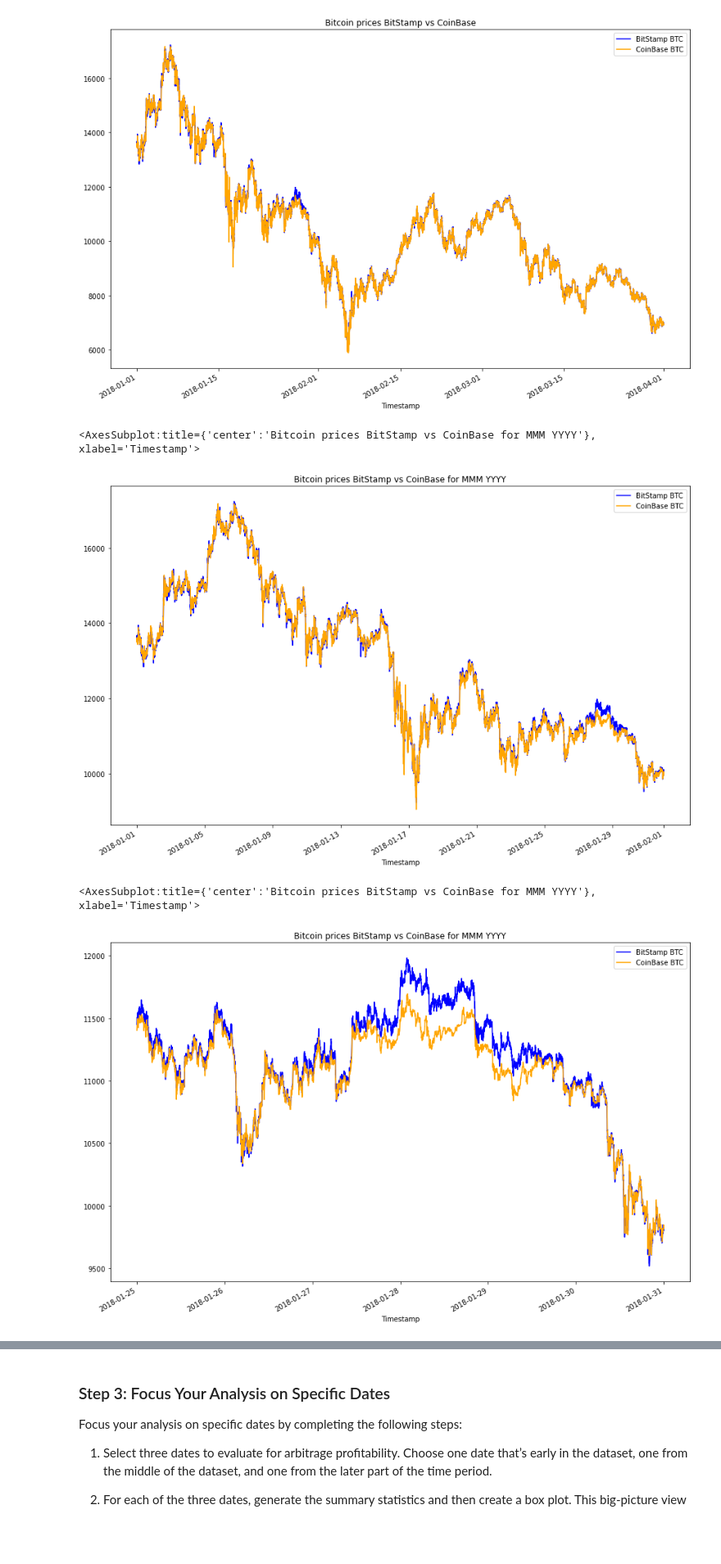
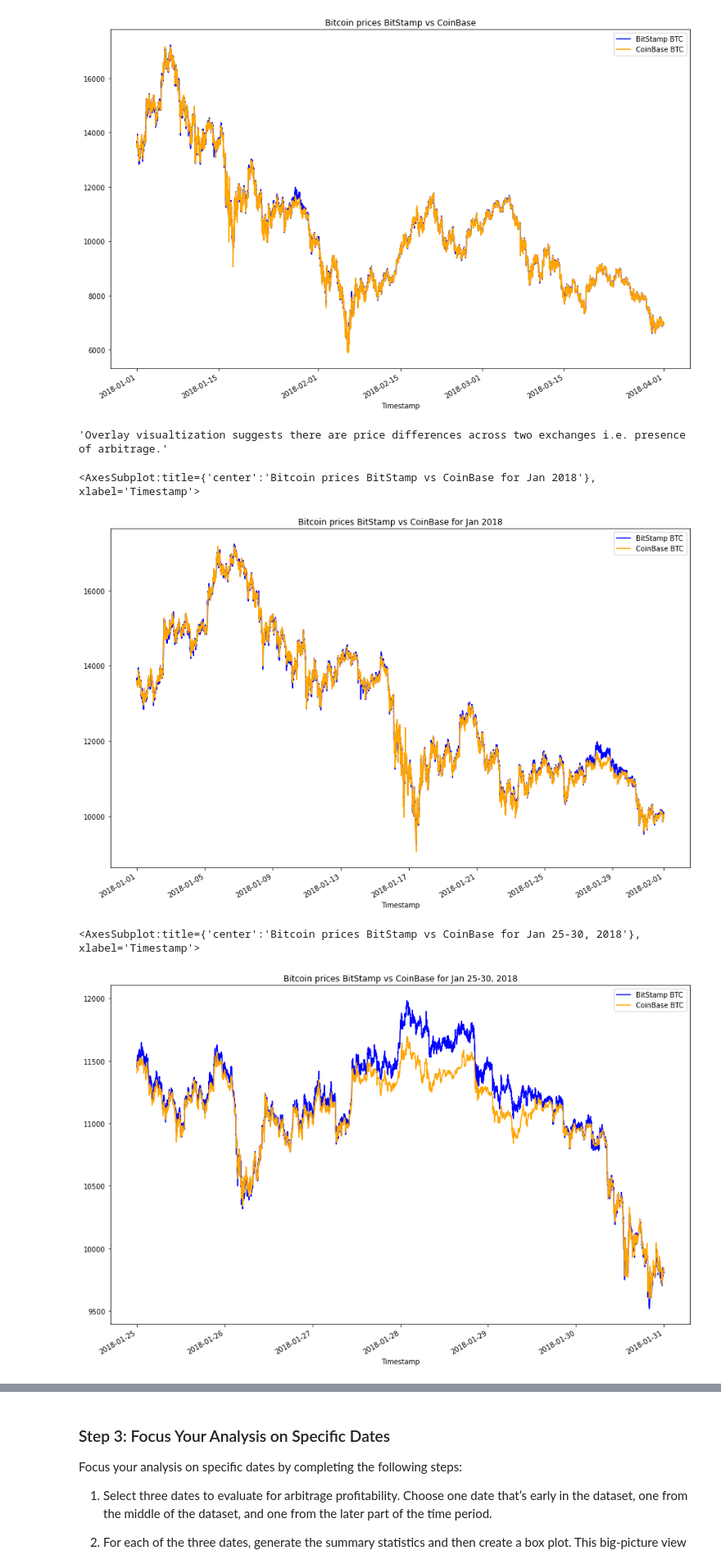
Before and after one commit to prpercy/Crypto-Arbitrage, a Jupyter notebook: crypto_arbitrage.ipynb, the cells around one changed output, grey strips where cells are left out. Shown at 82% size. Drawn from its saved outputs; the diff is of its cells as text; code cells hidden in the pictures; blank space fills up the shorter version.

```diff
--- a/crypto_arbitrage.ipynb
+++ b/crypto_arbitrage.ipynb
@@ -353,21 +360,25 @@ coinbase['Close'].plot(legend=True, figsize=(15,10), color='orange', label='Coin
 # %% [output]
 <AxesSubplot:title={'center':'Bitcoin prices BitStamp vs CoinBase'}, xlabel='Timestamp'>
 [figure]
+# %%
+display('Overlay visualtization suggests there are price differences across two exchanges i.e. presence of arbitrage.')
+# %% [output]
+'Overlay visualtization suggests there are price differences across two exchanges i.e. presence of arbitrage.'
 # %%
 # Using the loc and plot functions, create an overlay plot that visualizes
 # the price action of both DataFrames for a one month period early in the dataset
 # Be sure to include the parameters: legend, figure size, title, and color and label
 # YOUR CODE HERE
-bitstamp['Close'].loc['2018-01-01':'2018-01-31'].plot(legend=True, figsize=(15,10), title='Bitcoin prices BitStamp vs CoinBase for MMM YYYY', color='blue', label='BitStamp BTC')
+bitstamp['Close'].loc['2018-01-01':'2018-01-31'].plot(legend=True, figsize=(15,10), title='Bitcoin prices BitStamp vs CoinBase for Jan 2018', color='blue', label='BitStamp BTC')
 coinbase['Close'].loc['2018-01-01':'2018-01-31'].plot(legend=True, figsize=(15,10), color='orange', label='CoinBase BTC')
 # %% [output]
-<AxesSubplot:title={'center':'Bitcoin prices BitStamp vs CoinBase for MMM YYYY'}, xlabel='Timestamp'>
+<AxesSubplot:title={'center':'Bitcoin prices BitStamp vs CoinBase for Jan 2018'}, xlabel='Timestamp'>
 [figure]
 # %%
 # focus on 25th Jan to 30th Jan to see material price deviations
-bitstamp['Close'].loc['2018-01-25':'2018-01-30'].plot(legend=True, figsize=(15,10), title='Bitcoin prices BitStamp vs CoinBase for MMM YYYY', color='blue', label='BitStamp BTC')
+bitstamp['Close'].loc['2018-01-25':'2018-01-30'].plot(legend=True, figsize=(15,10), title='Bitcoin prices BitStamp vs CoinBase for Jan 25-30, 2018', color='blue', label='BitStamp BTC')
 coinbase['Close'].loc['2018-01-25':'2018-01-30'].plot(legend=True, figsize=(15,10), color='orange', label='CoinBase BTC')
 # %% [output]
-<AxesSubplot:title={'center':'Bitcoin prices BitStamp vs CoinBase for MMM YYYY'}, xlabel='Timestamp'>
+<AxesSubplot:title={'center':'Bitcoin prices BitStamp vs CoinBase for Jan 25-30, 2018'}, xlabel='Timestamp'>
-[figure, old version]
+[figure, new version]
 # %%
```
Also changed, not shown: parts of 18 cells of this notebook.
